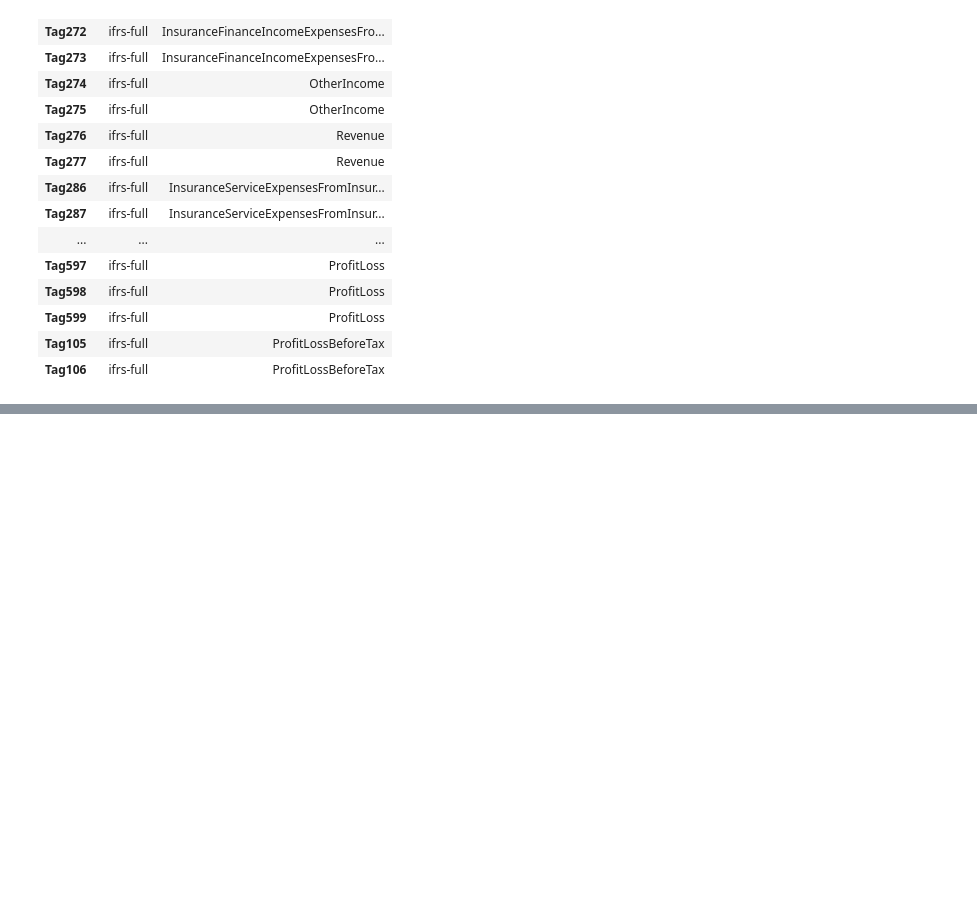
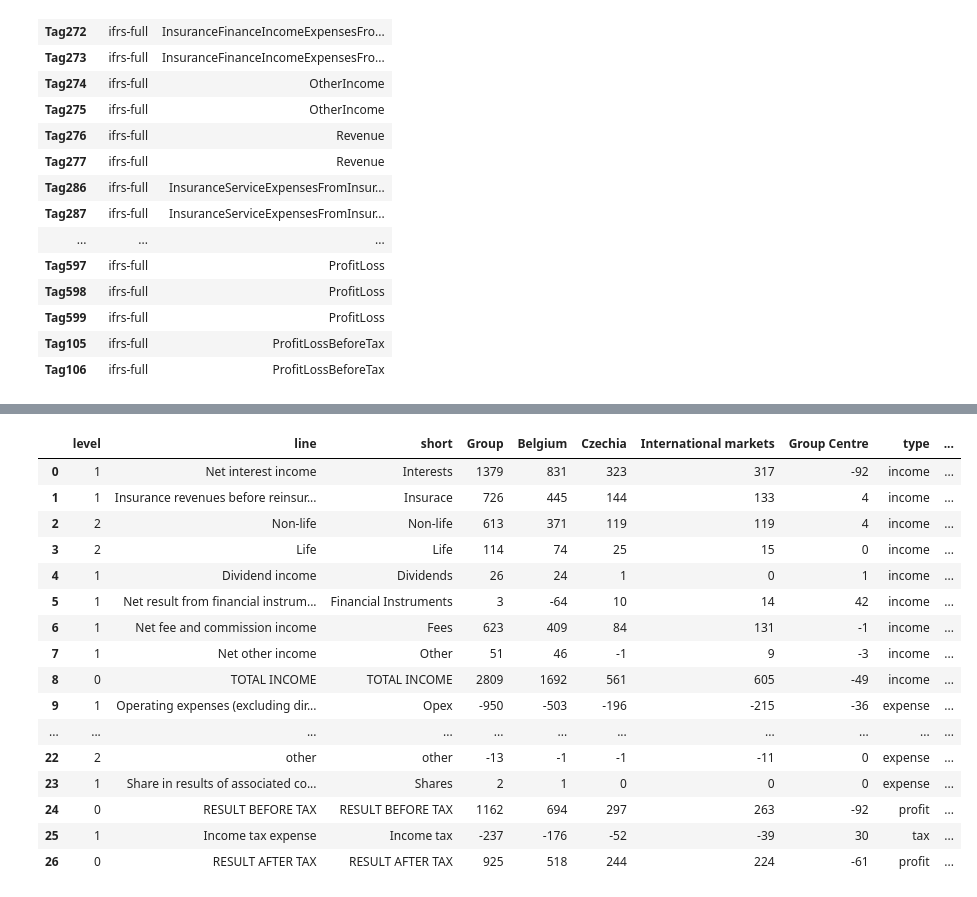
Before and after one commit to mkladiva/innovi, a Jupyter notebook: KBC_sankey.ipynb, the cells around one changed output, grey strips where cells are left out. Saved outputs shown, nothing was run; the diff lists cells and outputs as text; code cells hidden in the pictures; blank space fills up the shorter version.

```diff
--- a/KBC_sankey.ipynb
+++ b/KBC_sankey.ipynb
@@ -694,0 +548,2 @@ xs
+# %%
+data = pd.read_csv('kbc_income_statement.csv', thousands=',')
@@ -694,0 +723,20 @@ xs
+# %%
+data
+# %% [output]
+|  | level | line | short | Group | Belgium | Czechia | International markets | Group Centre | type | ... |
+| 0 | 1 | Net interest income | Interests | 1379 | 831 | 323 | 317 | -92 | income | ... |
+| 1 | 1 | Insurance revenues before reinsur... | Insurace | 726 | 445 | 144 | 133 | 4 | income | ... |
+| 2 | 2 | Non-life | Non-life | 613 | 371 | 119 | 119 | 4 | income | ... |
+| 3 | 2 | Life | Life | 114 | 74 | 25 | 15 | 0 | income | ... |
+| 4 | 1 | Dividend income | Dividends | 26 | 24 | 1 | 0 | 1 | income | ... |
+| 5 | 1 | Net result from financial instrum... | Financial Instruments | 3 | -64 | 10 | 14 | 42 | income | ... |
+| 6 | 1 | Net fee and commission income | Fees | 623 | 409 | 84 | 131 | -1 | income | ... |
+| 7 | 1 | Net other income | Other | 51 | 46 | -1 | 9 | -3 | income | ... |
+| 8 | 0 | TOTAL INCOME | TOTAL INCOME | 2809 | 1692 | 561 | 605 | -49 | income | ... |
+| 9 | 1 | Operating expenses (excluding dir... | Opex | -950 | -503 | -196 | -215 | -36 | expense | ... |
+| ... | ... | ... | ... | ... | ... | ... | ... | ... | ... | ... |
+| 22 | 2 | other | other | -13 | -1 | -1 | -11 | 0 | expense | ... |
+| 23 | 1 | Share in results of associated co... | Shares | 2 | 1 | 0 | 0 | 0 | expense | ... |
+| 24 | 0 | RESULT BEFORE TAX | RESULT BEFORE TAX | 1162 | 694 | 297 | 263 | -92 | profit | ... |
+| 25 | 1 | Income tax expense | Income tax | -237 | -176 | -52 | -39 | 30 | tax | ... |
+| 26 | 0 | RESULT AFTER TAX | RESULT AFTER TAX | 925 | 518 | 244 | 224 | -61 | profit | ... |
```
Also changed, not shown: parts of 13 cells of this notebook, 1 other file.
